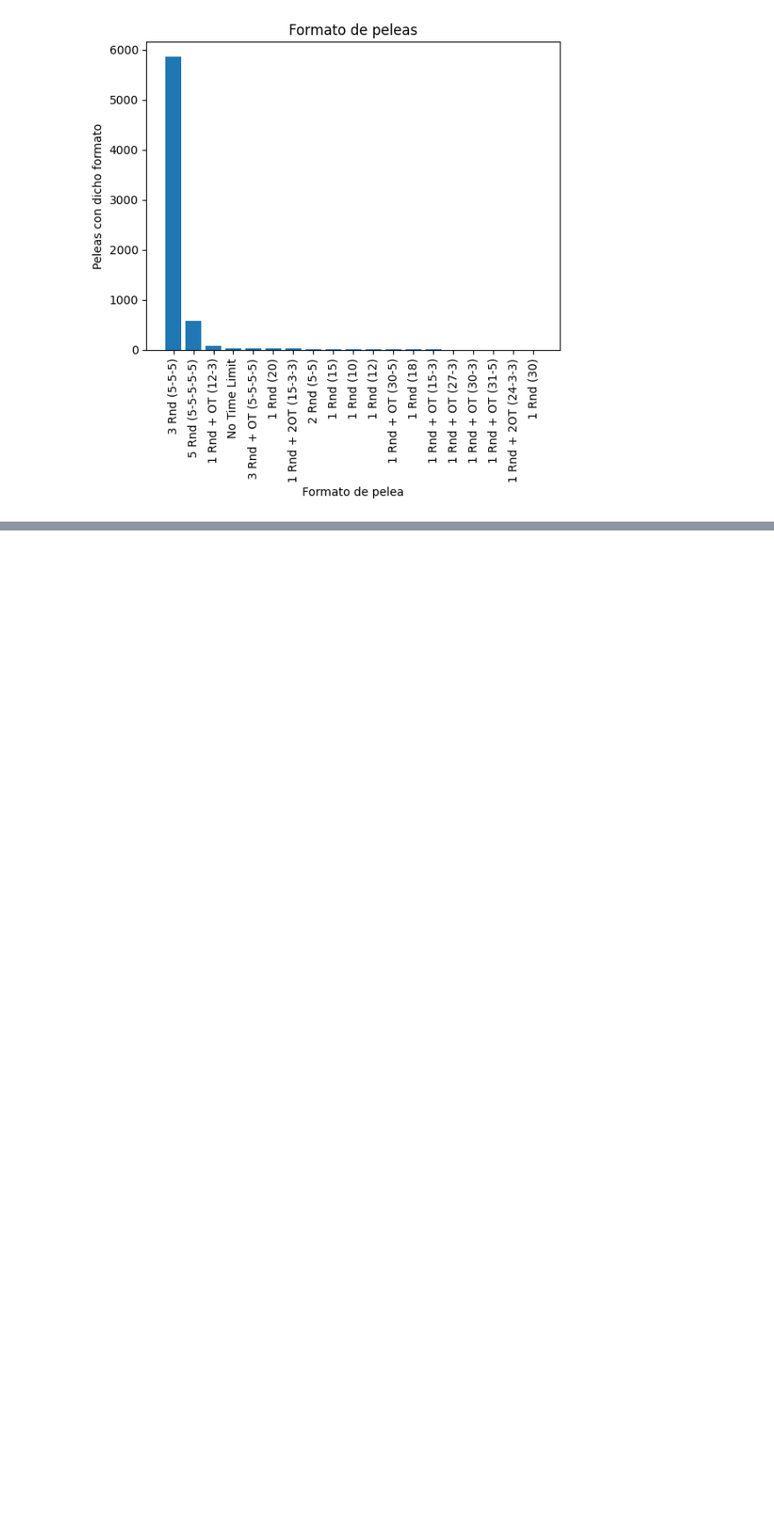
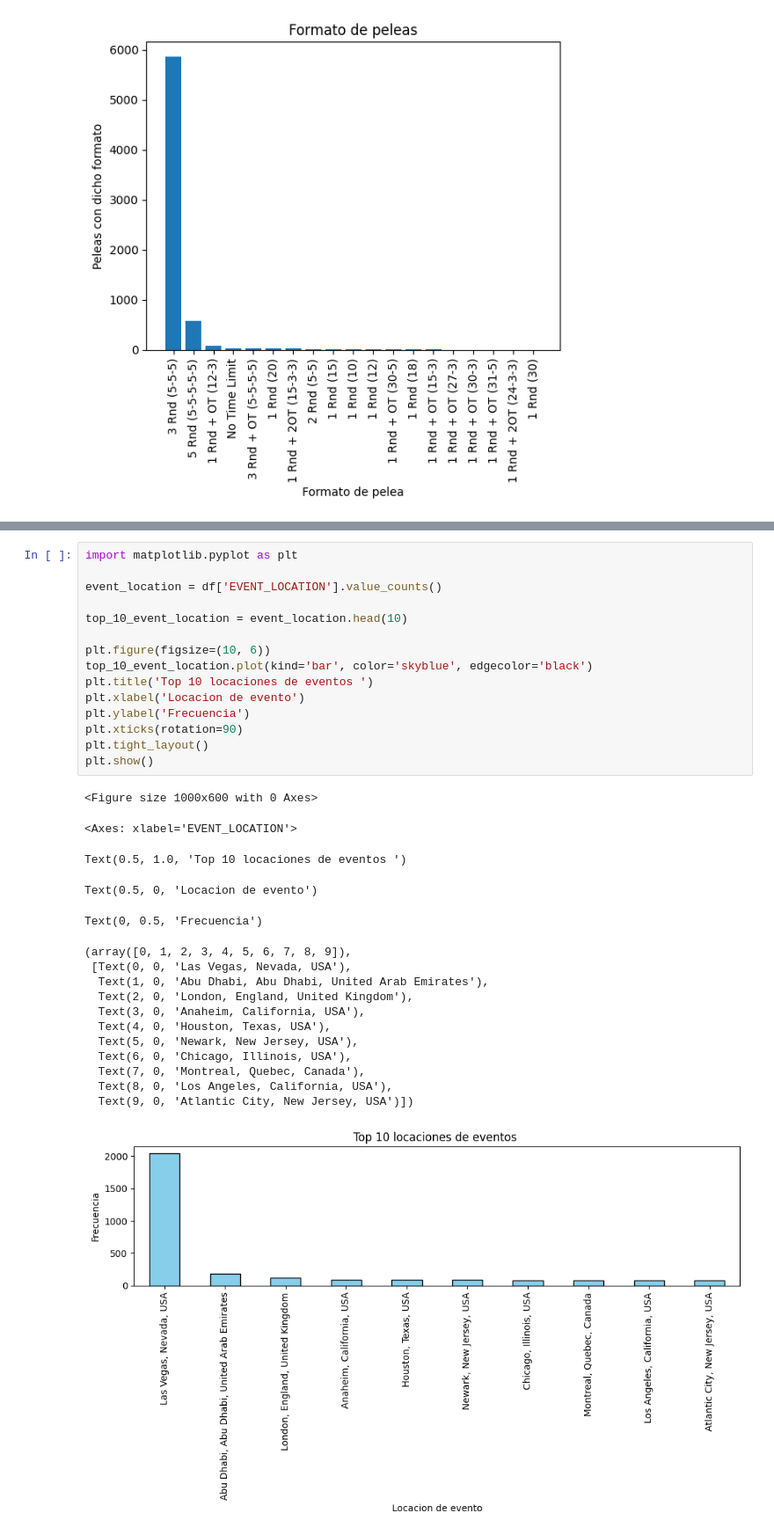
Before and after one commit to YaotecatlMtz/analisisUFC, a Jupyter notebook: proyecto_test.ipynb, the cells around one changed output, grey strips where cells are left out. Shown: that part at 88% size. Cells and saved outputs as stored; diff of their text form; blank space fills up the shorter version.

```diff
--- a/proyecto_test.ipynb
+++ b/proyecto_test.ipynb
@@ -567,0 +649,33 @@ Text(0.5, 1.0, 'Eventos con mas peleas')
+# %%
+import matplotlib.pyplot as plt
+
+event_location = df['EVENT_LOCATION'].value_counts()
+
+top_10_event_location = event_location.head(10)
+
+plt.figure(figsize=(10, 6))
+top_10_event_location.plot(kind='bar', color='skyblue', edgecolor='black')
+plt.title('Top 10 locaciones de eventos ')
+plt.xlabel('Locacion de evento')
+plt.ylabel('Frecuencia')
+plt.xticks(rotation=90)
+plt.tight_layout()
+plt.show()
+# %% [output]
+<Figure size 1000x600 with 0 Axes>
+<Axes: xlabel='EVENT_LOCATION'>
+Text(0.5, 1.0, 'Top 10 locaciones de eventos ')
+Text(0.5, 0, 'Locacion de evento')
+Text(0, 0.5, 'Frecuencia')
+(array([0, 1, 2, 3, 4, 5, 6, 7, 8, 9]),
+ [Text(0, 0, 'Las Vegas, Nevada, USA'),
+  Text(1, 0, 'Abu Dhabi, Abu Dhabi, United Arab Emirates'),
+  Text(2, 0, 'London, England, United Kingdom'),
+  Text(3, 0, 'Anaheim, California, USA'),
+  Text(4, 0, 'Houston, Texas, USA'),
+  Text(5, 0, 'Newark, New Jersey, USA'),
+  Text(6, 0, 'Chicago, Illinois, USA'),
+  Text(7, 0, 'Montreal, Quebec, Canada'),
+  Text(8, 0, 'Los Angeles, California, USA'),
+  Text(9, 0, 'Atlantic City, New Jersey, USA')])
+[figure, added]
```
Also changed, not shown: parts of 8 cells of this notebook.
